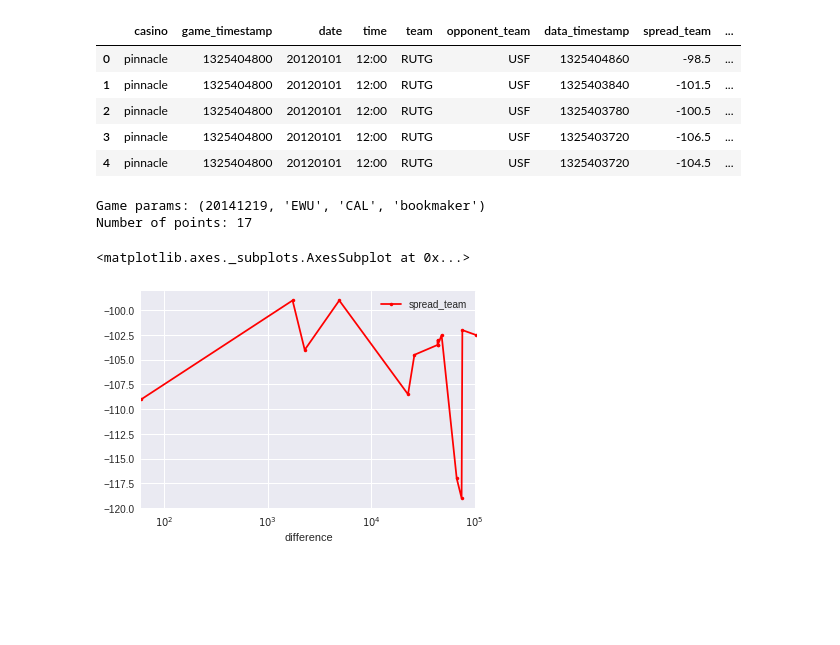
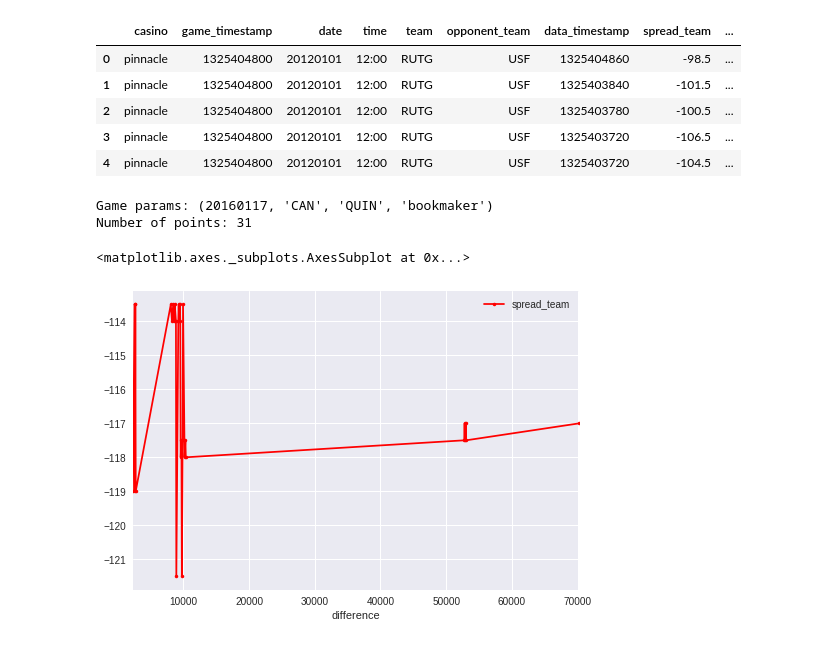
Before and after one commit to denilv/Betting-visualization, a Jupyter notebook: NCAA_Basketball/timeseries_analysis.ipynb, the cells around one changed output. Drawn from its saved outputs; the diff is of its cells as text; code cells hidden in the pictures; blank space fills up the shorter version.

```diff
--- a/NCAA_Basketball/timeseries_analysis.ipynb
+++ b/NCAA_Basketball/timeseries_analysis.ipynb
@@ -182,13 +182,13 @@ l = list(a.groups.keys())
 # %%
 key = random.choice(l)
 print('Game params:',key)
 tmp = a.get_group(key)
 print('Number of points:',len(tmp))
 tmp = tmp[tmp.spread_team < 0]
 # tmp
-tmp.plot.line(x='difference', y='spread_team', marker='.', color='r', linestyle='-', logx=True)
+tmp.plot.line(x='difference', y='spread_team', marker='.', color='r', linestyle='-', logx=False)
 # %% [output]
-Game params: (20141219, 'EWU', 'CAL', 'bookmaker')
-Number of points: 17
+Game params: (20160117, 'CAN', 'QUIN', 'bookmaker')
+Number of points: 31
 <matplotlib.axes._subplots.AxesSubplot at 0x...>
-[figure, old version]
+[figure, new version]
```
Also changed, not shown: parts of 2 cells of this notebook, 6 other files.
